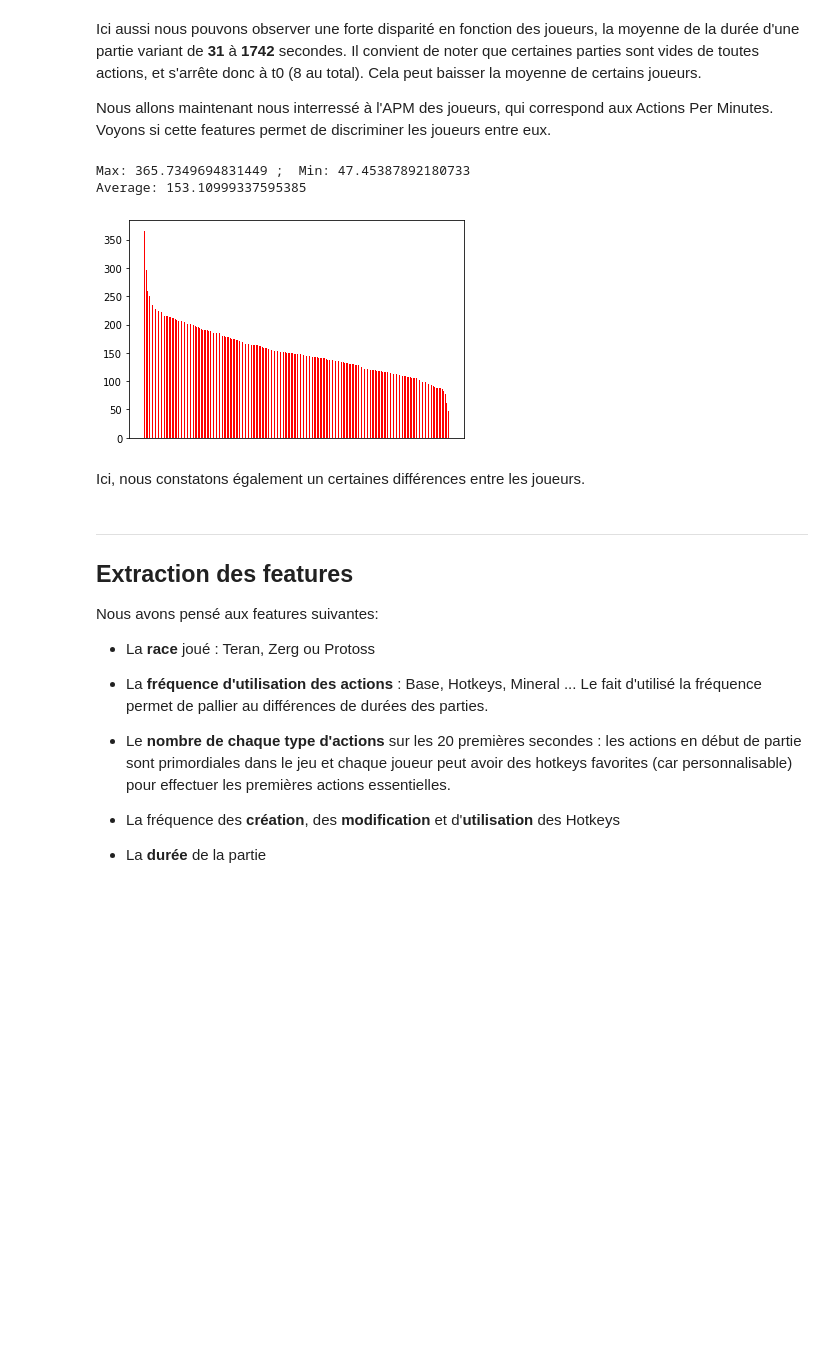
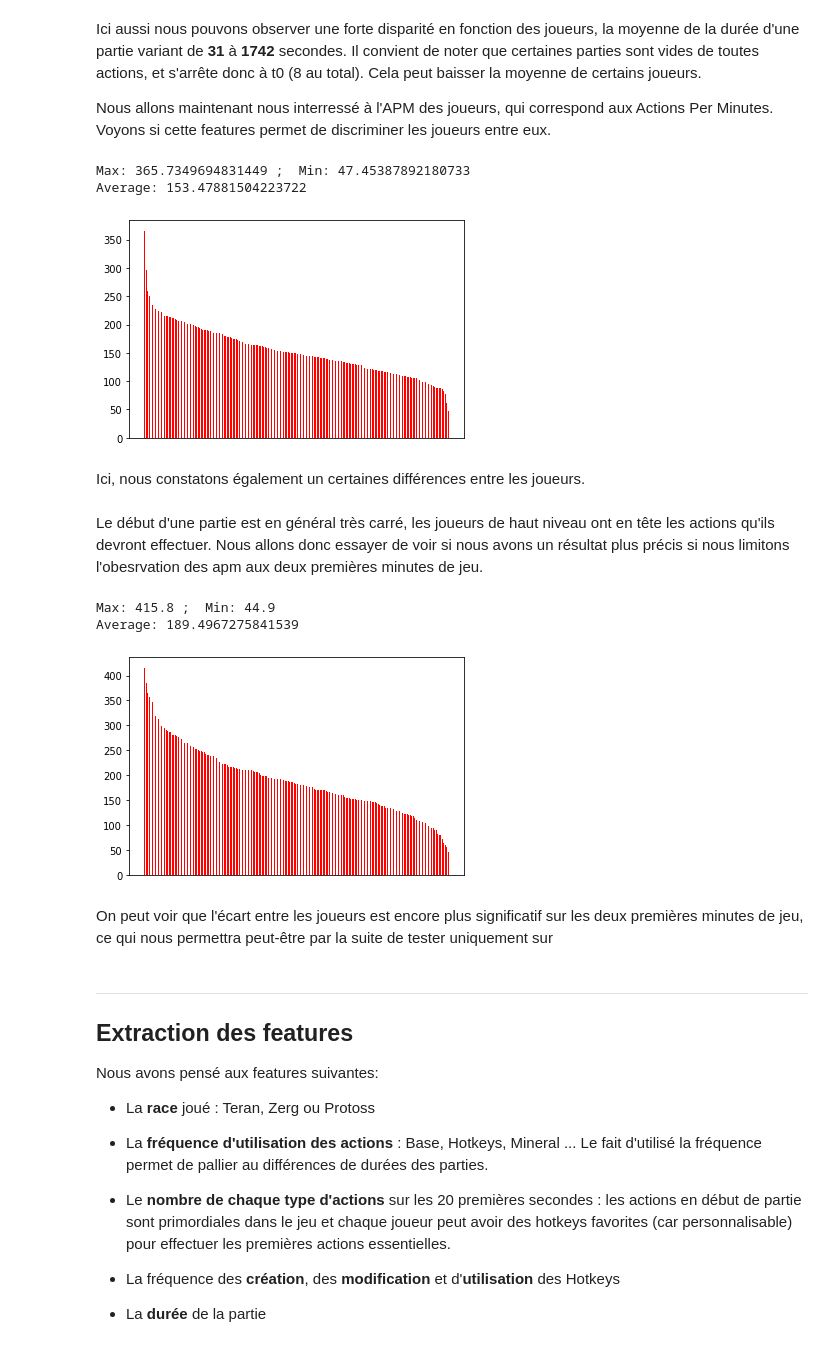
Before and after one commit to Dante-DaCapo/Starcraft_Python_Blinders, a Jupyter notebook: notebook.ipynb, the cells around one changed output. Saved outputs shown, nothing was run; the diff lists cells and outputs as text; code cells hidden in the pictures; blank space fills up the shorter version.

Commit message:
1er commit avec ajout apm à 2 minutes

```diff
--- a/notebook.ipynb
+++ b/notebook.ipynb
@@ -165,6 +165,9 @@ for index_play, play in enumerate(data):
     id_player = play[0]
     duration = 0
     nb_actions = 0
+    if len(play) < 3:
+        continue
+
     if id_player not in count_games_per_player:
         count_games_per_player[id_player] = 0
         apm_per_player_per_game[id_player] = 0
@@ -205,10 +208,67 @@ plt.xticks([])
 plt.show()
 # %% [output]
 Max: 365.7349694831449 ;  Min: 47.45387892180733
-Average: 153.10999337595385
+Average: 153.47881504223722
 [figure]
 # %% [markdown]
 Ici, nous constatons également un certaines différences entre les joueurs.
+# %% [markdown]
+Le début d'une partie est en général très carré, les joueurs de haut niveau ont en tête les actions qu'ils devront effectuer. Nous allons donc essayer de voir si nous avons un résultat plus précis si nous limitons l'obesrvation des apm aux deux premières minutes de jeu.
+# %%
+apm_per_player_per_game = {}
+count_games_per_player = {}
+for index_play, play in enumerate(data):
+    id_player = play[0]
+    duration = 0
+    nb_actions = 0
+    if len(play) < 3:
+        continue
+
+    if id_player not in count_games_per_player:
+        count_games_per_player[id_player] = 0
+        apm_per_player_per_game[id_player] = 0
+    else:
+        count_games_per_player[id_player] += 1
+
+    for index, elem in enumerate(play):
+        if index < 2:
+            continue
+
+        if 't' in elem and "hotkey" not in elem:
+            duration = int(elem.split('t')[1])
+
+        if duration < 120:
+            nb_actions += 1
+            continue
+
+    apm_per_player_per_game[id_player] += nb_actions / 2 if duration > 120 else 0
+
+for player in count_games_per_player:
+    apm_per_player_per_game[player] = apm_per_player_per_game[player] / count_games_per_player[player]
+
+sorted_list = sorted(
+    apm_per_player_per_game.items(),
+    key=lambda item: item[1],
+    reverse=True
+)
+sorted_x = []
+sorted_y = []
+for elem in sorted_list:
+    sorted_x.append(elem[0])
+    sorted_y.append(elem[1])
+
+print(f"Max: {sorted_y[0]} ;  Min: {sorted_y[-1]}")
+print(f"Average: {sum(sorted_y)/len(sorted_y)}")
+
+plt.bar(sorted_x, sorted_y, width=0.5, color='r', align='edge')
+plt.xticks([])
+plt.show()
+# %% [output]
+Max: 415.8 ;  Min: 44.9
+Average: 189.4967275841539
+[figure, added]
+# %% [markdown]
+On peut voir que l'écart entre les joueurs est encore plus significatif sur les deux premières minutes de jeu, ce qui nous permettra peut-être par la suite de tester uniquement sur
 # %% [markdown]
 ----
 ## Extraction des features
```
